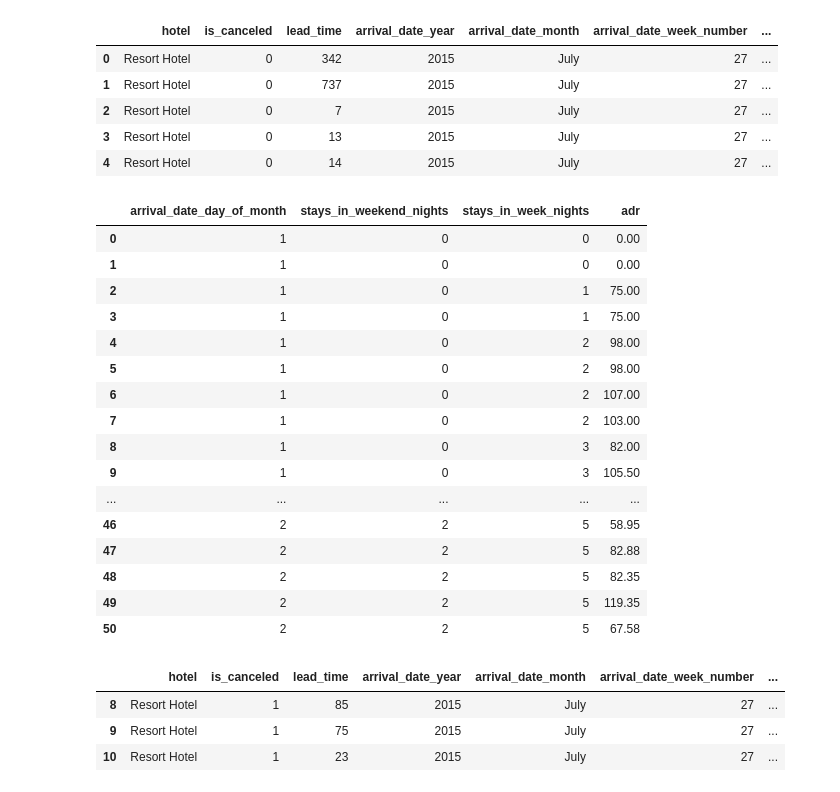
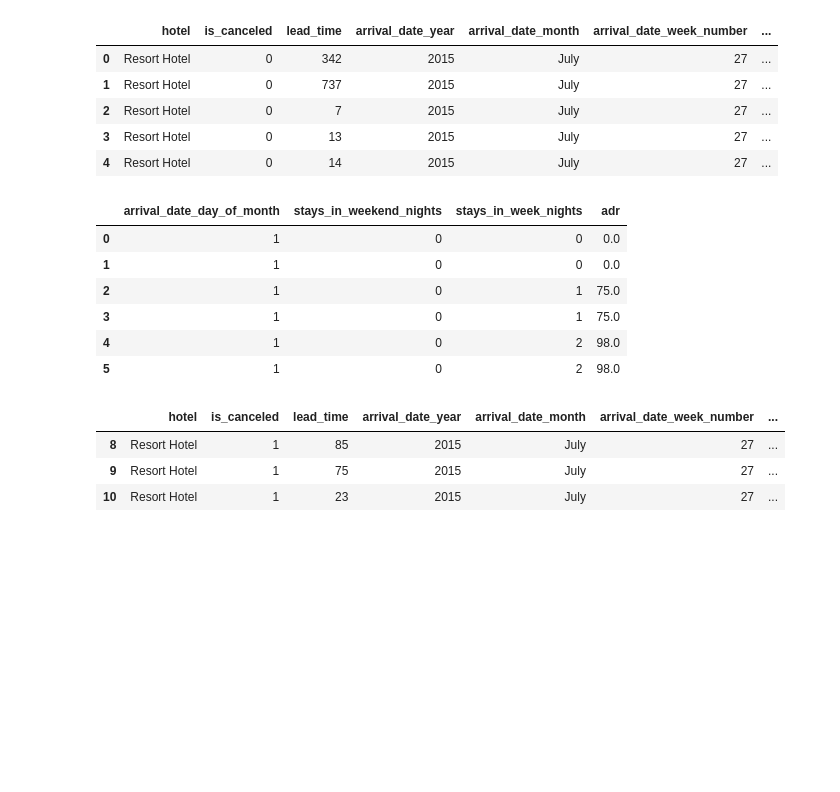
Before and after one commit to suchirmm/hotel-booking, a Jupyter notebook: hotel_booking_analysis.ipynb, the cells around one changed output. Cells and saved outputs as stored; diff of their text form; code cells hidden in the pictures; blank space fills up the shorter version.

```diff
--- a/hotel_booking_analysis.ipynb
+++ b/hotel_booking_analysis.ipynb
@@ -194,25 +194,15 @@ df.head()
 | 3 | Resort Hotel | 0 | 13 | 2015 | July | 27 | ... |
 | 4 | Resort Hotel | 0 | 14 | 2015 | July | 27 | ... |
 # %%
-df.loc[:50, ['arrival_date_day_of_month' ,'stays_in_weekend_nights', 'stays_in_week_nights', 'adr']]
+df.loc[:5, ['arrival_date_day_of_month' ,'stays_in_weekend_nights', 'stays_in_week_nights', 'adr']]
 # %% [output]
 |  | arrival_date_day_of_month | stays_in_weekend_nights | stays_in_week_nights | adr |
-| 0 | 1 | 0 | 0 | 0.00 |
-| 1 | 1 | 0 | 0 | 0.00 |
-| 2 | 1 | 0 | 1 | 75.00 |
-| 3 | 1 | 0 | 1 | 75.00 |
-| 4 | 1 | 0 | 2 | 98.00 |
-| 5 | 1 | 0 | 2 | 98.00 |
-| 6 | 1 | 0 | 2 | 107.00 |
-| 7 | 1 | 0 | 2 | 103.00 |
-| 8 | 1 | 0 | 3 | 82.00 |
-| 9 | 1 | 0 | 3 | 105.50 |
-| ... | ... | ... | ... | ... |
-| 46 | 2 | 2 | 5 | 58.95 |
-| 47 | 2 | 2 | 5 | 82.88 |
-| 48 | 2 | 2 | 5 | 82.35 |
-| 49 | 2 | 2 | 5 | 119.35 |
-| 50 | 2 | 2 | 5 | 67.58 |
+| 0 | 1 | 0 | 0 | 0.0 |
+| 1 | 1 | 0 | 0 | 0.0 |
+| 2 | 1 | 0 | 1 | 75.0 |
+| 3 | 1 | 0 | 1 | 75.0 |
+| 4 | 1 | 0 | 2 | 98.0 |
+| 5 | 1 | 0 | 2 | 98.0 |
 # %%
 df.loc[8:10]
 # %% [output]
```
Also changed, not shown: parts of 13 cells of this notebook.
